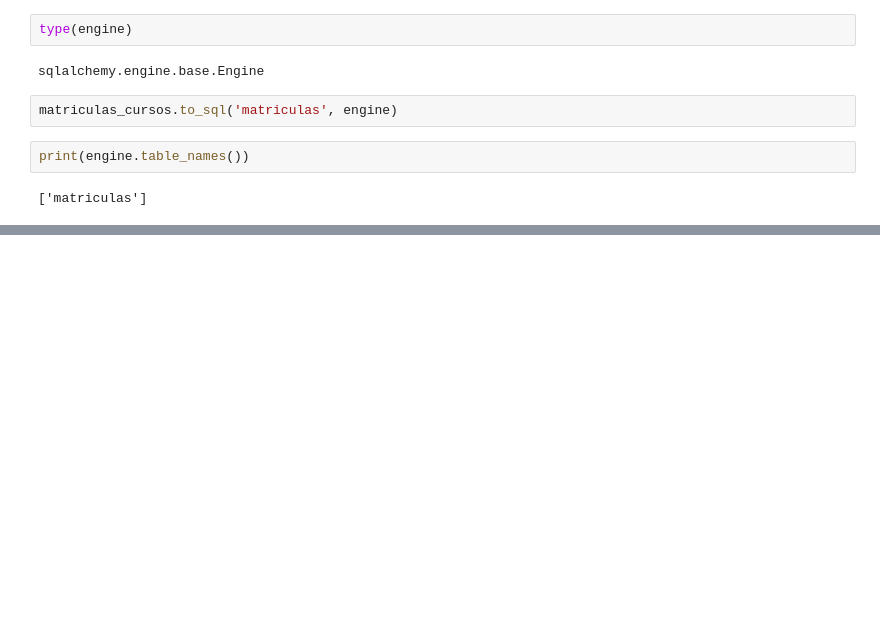
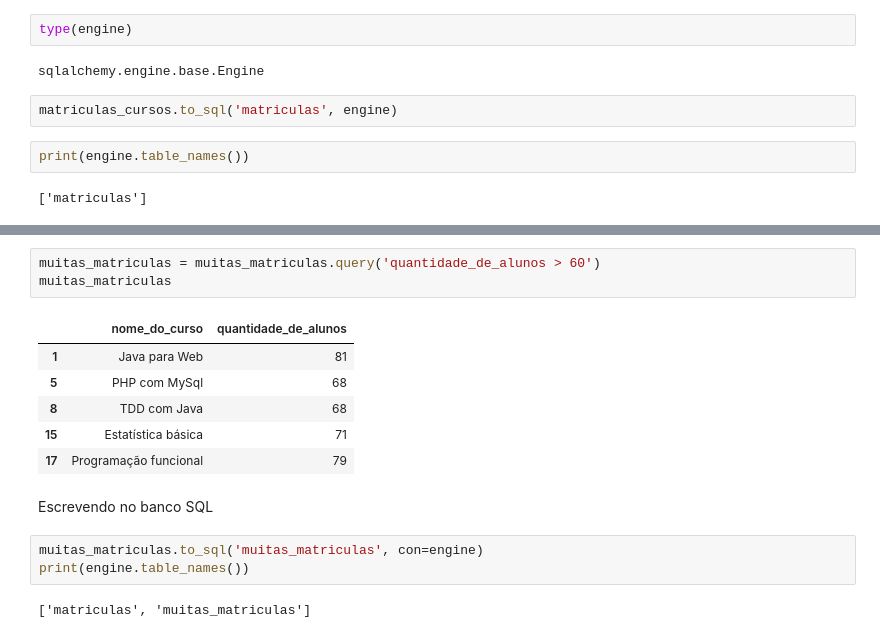
Before and after one commit to 6abi/data-analysis-school, a Jupyter notebook: school-ranking.ipynb, the cells around one changed output, grey strips where cells are left out. Saved outputs shown, nothing was run; the diff lists cells and outputs as text; blank space fills up the shorter version.

```diff
--- a/school-ranking.ipynb
+++ b/school-ranking.ipynb
@@ -311,0 +345,17 @@ print(engine.table_names())
+# %%
+muitas_matriculas = muitas_matriculas.query('quantidade_de_alunos > 60')
+muitas_matriculas
+# %% [output]
+|  | nome_do_curso | quantidade_de_alunos |
+| 1 | Java para Web | 81 |
+| 5 | PHP com MySql | 68 |
+| 8 | TDD com Java | 68 |
+| 15 | Estatística básica | 71 |
+| 17 | Programação funcional | 79 |
+# %% [markdown]
+Escrevendo no banco SQL
+# %%
+muitas_matriculas.to_sql('muitas_matriculas', con=engine)
+print(engine.table_names())
+# %% [output]
+['matriculas', 'muitas_matriculas']
```
Also changed, not shown: parts of 3 cells of this notebook.
